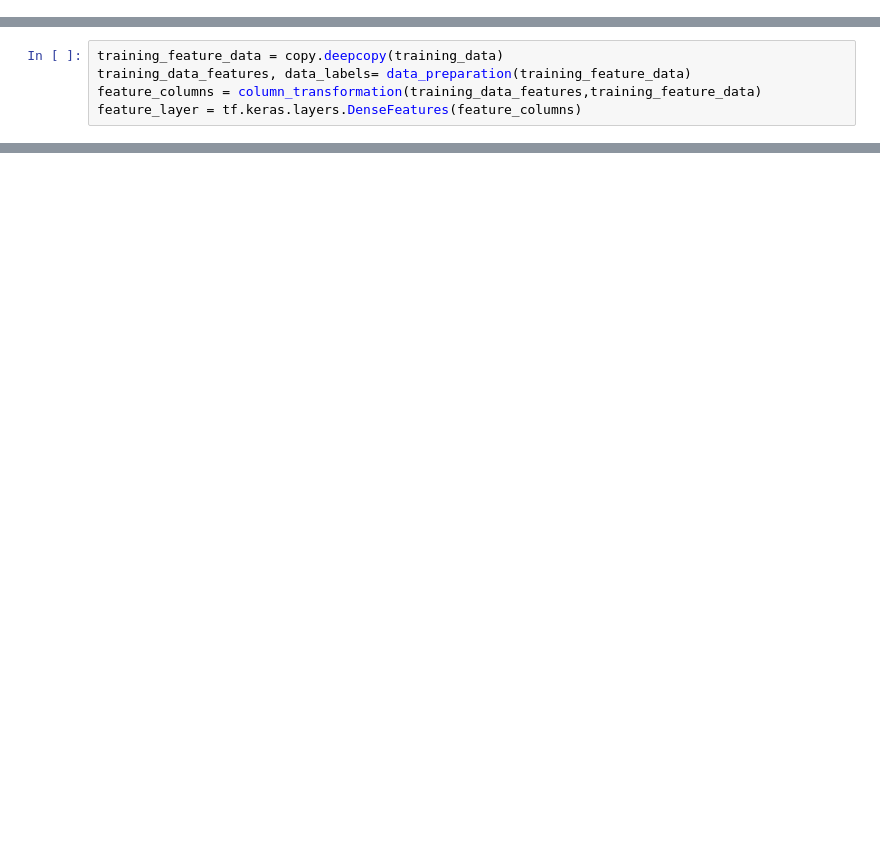
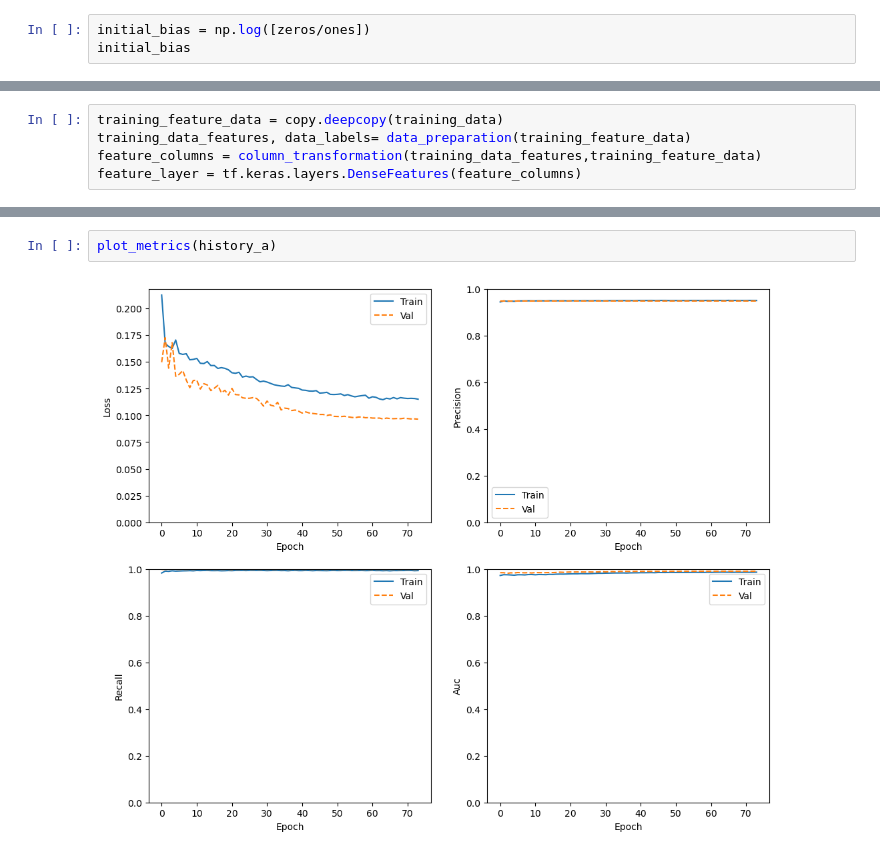
Before and after one commit to SanjeevSaini01/CTI, a Jupyter notebook: cti.ipynb, the cells around one changed output, grey strips where cells are left out. Cells and saved outputs as stored; diff of their text form; blank space fills up the shorter version.

```diff
--- a/cti.ipynb
+++ b/cti.ipynb
@@ -353,0 +60,3 @@ Epoch 10/10
+# %%
+initial_bias = np.log([zeros/ones])
+initial_bias
@@ -450,0 +163,4 @@ _________________________________________________________________
+# %%
+plot_metrics(history_a)
+# %% [output]
+[figure, added]
```
Also changed, not shown: parts of 51 cells of this notebook.
